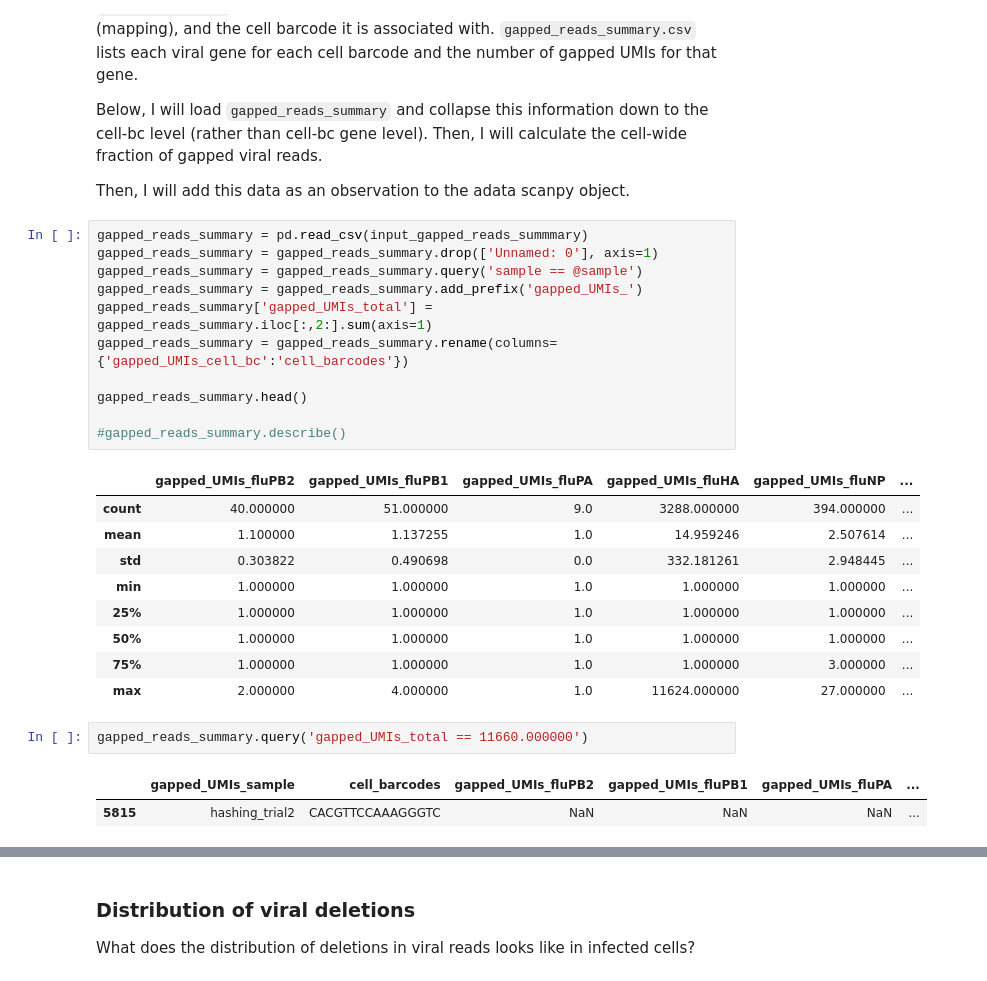
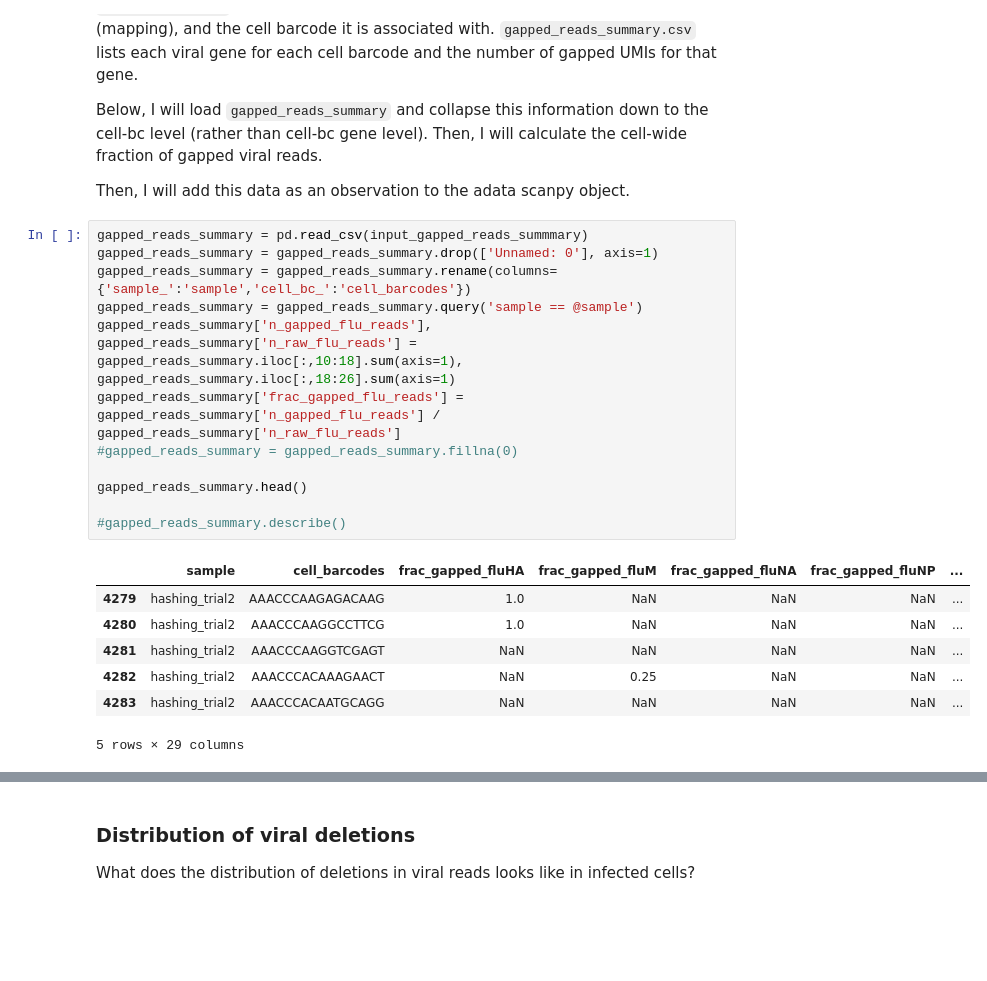
Before and after one commit to jbloomlab/barcoded_flu_pdmH1N1, a Jupyter notebook: analyze_cell_gene_matrix.ipynb, the cells around one changed output, grey strips where cells are left out. Saved outputs shown, nothing was run; the diff lists cells and outputs as text; blank space fills up the shorter version.

```diff
--- a/analyze_cell_gene_matrix.ipynb
+++ b/analyze_cell_gene_matrix.ipynb
@@ -1129,28 +1129,22 @@ Then, I will add this data as an observation to the adata scanpy object.
 # %%
 gapped_reads_summary = pd.read_csv(input_gapped_reads_summmary)
 gapped_reads_summary = gapped_reads_summary.drop(['Unnamed: 0'], axis=1)
+gapped_reads_summary = gapped_reads_summary.rename(columns={'sample_':'sample','cell_bc_':'cell_barcodes'})
 gapped_reads_summary = gapped_reads_summary.query('sample == @sample')
-gapped_reads_summary = gapped_reads_summary.add_prefix('gapped_UMIs_')
-gapped_reads_summary['gapped_UMIs_total'] = gapped_reads_summary.iloc[:,2:].sum(axis=1)
-gapped_reads_summary = gapped_reads_summary.rename(columns={'gapped_UMIs_cell_bc':'cell_barcodes'})
+gapped_reads_summary['n_gapped_flu_reads'], gapped_reads_summary['n_raw_flu_reads'] = gapped_reads_summary.iloc[:,10:18].sum(axis=1), gapped_reads_summary.iloc[:,18:26].sum(axis=1)
+gapped_reads_summary['frac_gapped_flu_reads'] = gapped_reads_summary['n_gapped_flu_reads'] / gapped_reads_summary['n_raw_flu_reads']
+#gapped_reads_summary = gapped_reads_summary.fillna(0)
 
 gapped_reads_summary.head()
 
 #gapped_reads_summary.describe()
 # %% [output]
-|  | gapped_UMIs_fluPB2 | gapped_UMIs_fluPB1 | gapped_UMIs_fluPA | gapped_UMIs_fluHA | gapped_UMIs_fluNP | ... |
-| count | 40.000000 | 51.000000 | 9.0 | 3288.000000 | 394.000000 | ... |
-| mean | 1.100000 | 1.137255 | 1.0 | 14.959246 | 2.507614 | ... |
-| std | 0.303822 | 0.490698 | 0.0 | 332.181261 | 2.948445 | ... |
-| min | 1.000000 | 1.000000 | 1.0 | 1.000000 | 1.000000 | ... |
-| 25% | 1.000000 | 1.000000 | 1.0 | 1.000000 | 1.000000 | ... |
-| 50% | 1.000000 | 1.000000 | 1.0 | 1.000000 | 1.000000 | ... |
-| 75% | 1.000000 | 1.000000 | 1.0 | 1.000000 | 3.000000 | ... |
-| max | 2.000000 | 4.000000 | 1.0 | 11624.000000 | 27.000000 | ... |
+|  | sample | cell_barcodes | frac_gapped_fluHA | frac_gapped_fluM | frac_gapped_fluNA | frac_gapped_fluNP | ... |
+| 4279 | hashing_trial2 | AAACCCAAGAGACAAG | 1.0 | NaN | NaN | NaN | ... |
+| 4280 | hashing_trial2 | AAACCCAAGGCCTTCG | 1.0 | NaN | NaN | NaN | ... |
+| 4281 | hashing_trial2 | AAACCCAAGGTCGAGT | NaN | NaN | NaN | NaN | ... |
+| 4282 | hashing_trial2 | AAACCCACAAAGAACT | NaN | 0.25 | NaN | NaN | ... |
+| 4283 | hashing_trial2 | AAACCCACAATGCAGG | NaN | NaN | NaN | NaN | ... |
+5 rows × 29 columns
-# %%
-gapped_reads_summary.query('gapped_UMIs_total == 11660.000000')
-# %% [output]
-|  | gapped_UMIs_sample | cell_barcodes | gapped_UMIs_fluPB2 | gapped_UMIs_fluPB1 | gapped_UMIs_fluPA | ... |
-| 5815 | hashing_trial2 | CACGTTCCAAAGGGTC | NaN | NaN | NaN | ... |
 # %%
 adata.obs = adata.obs.merge(gapped_reads_summary, on='cell_barcodes', how='left')
```
Also changed, not shown: parts of 23 cells of this notebook, 1 other file.
